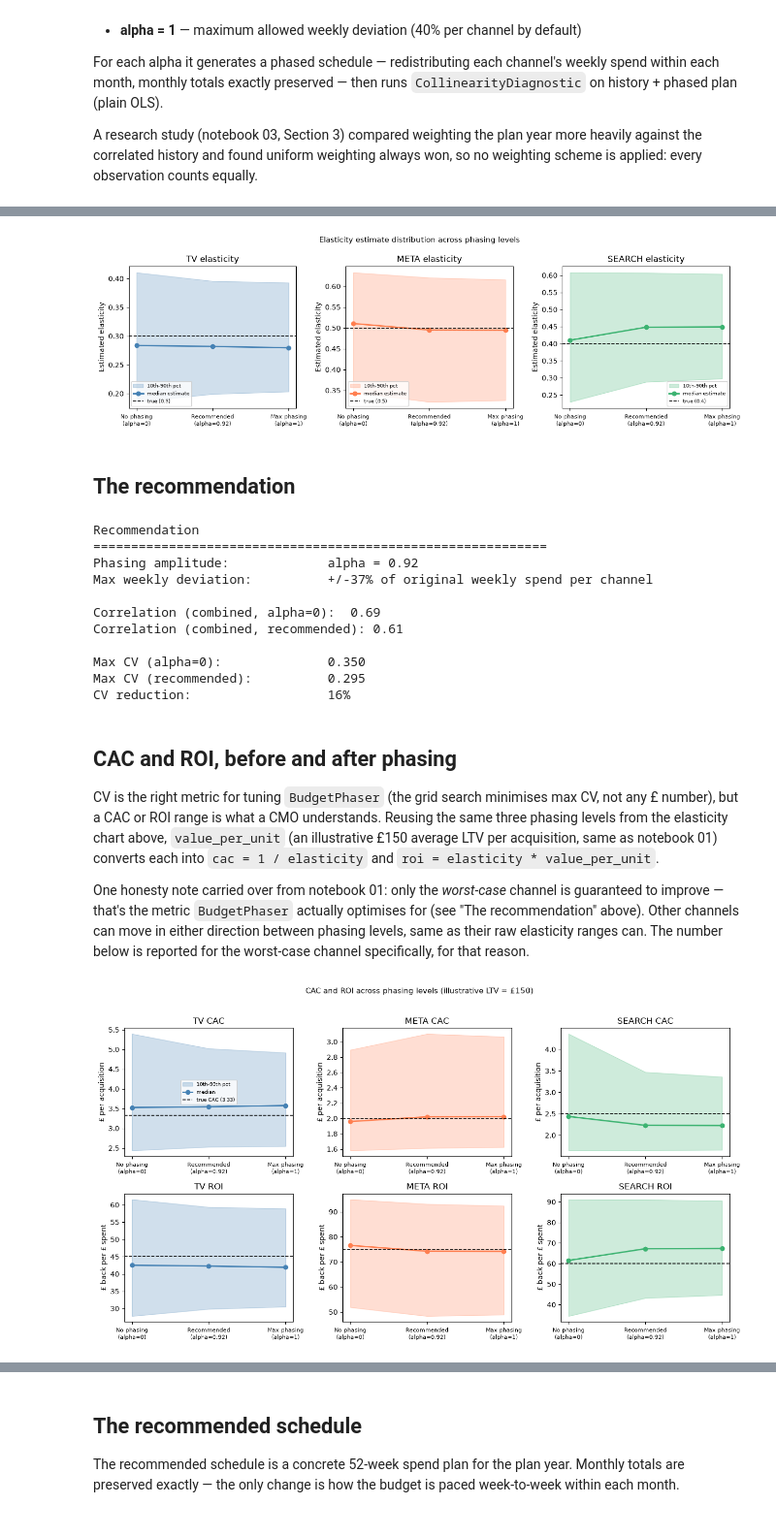
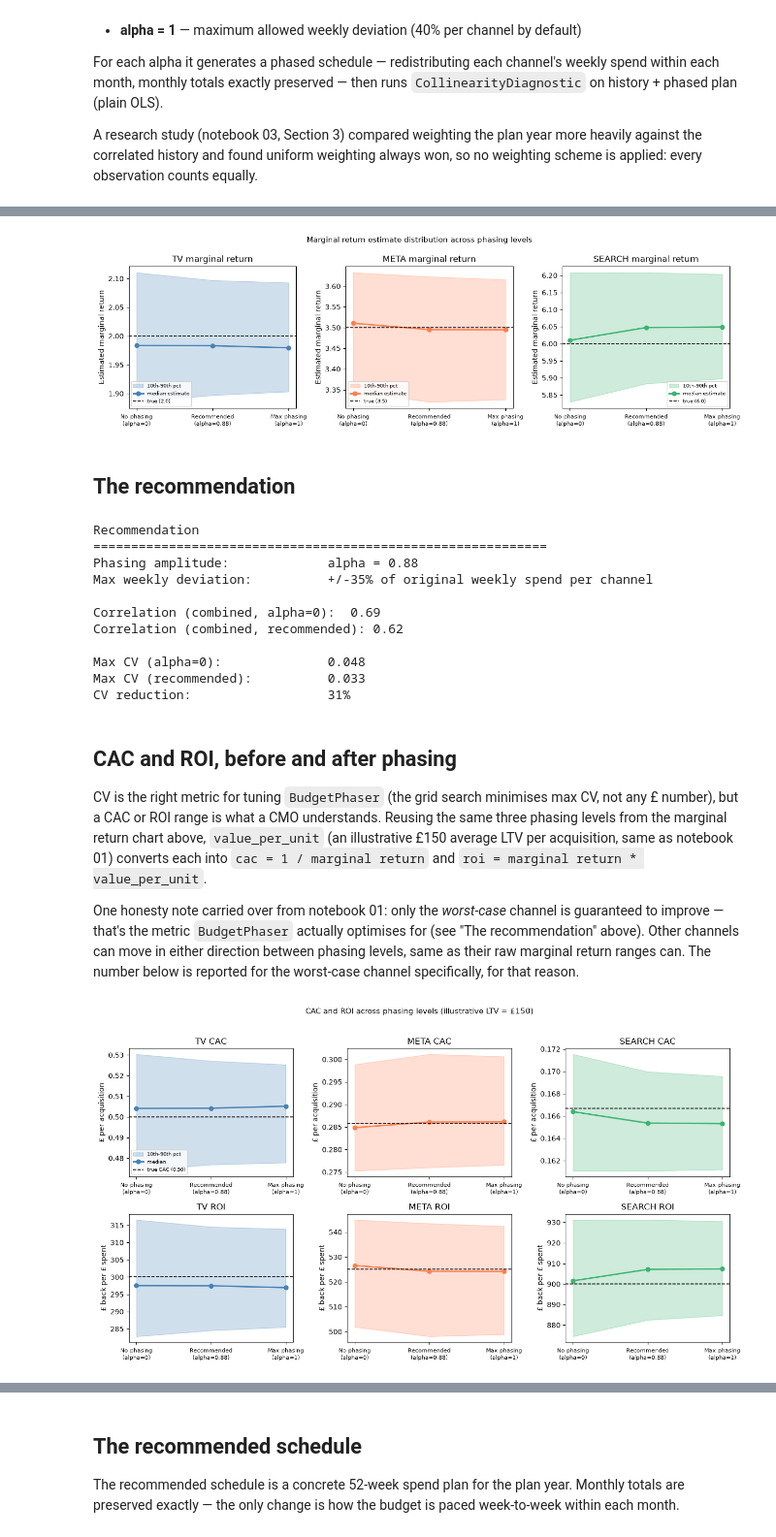
Before and after one commit to raz1470/how_wrong_is_your_mmm, a Jupyter notebook: notebooks/02_phaser_walkthrough.ipynb, the cells around one changed output, grey strips where cells are left out. Shown at 97% size. Drawn from its saved outputs; the diff is of its cells as text; code cells hidden in the pictures.

```diff
--- a/notebooks/02_phaser_walkthrough.ipynb
+++ b/notebooks/02_phaser_walkthrough.ipynb
@@ -103,7 +103,7 @@ n_phasing_seeds = 1 if FAST_MODE else 10
 phaser = BudgetPhaser(
     history_df=history,
     plan_df=plan,
-    true_elasticities={"tv": 0.3, "meta": 0.5, "search": 0.4},
+    true_marginal_returns={"tv": 2.0, "meta": 3.5, "search": 6.0},
     max_weekly_deviation_pct=40.0,
 )
 phaser.fit(
@@ -165,7 +165,7 @@ ax.axvline(
 )
 ax.set_xlabel("Phasing amplitude (alpha)")
 ax.set_ylabel("Coefficient of variation")
-ax.set_title("Elasticity reliability vs phasing")
+ax.set_title("Marginal return reliability vs phasing")
 ax.legend(fontsize=8)
 
 ax = axes[1]
@@ -194,7 +194,7 @@ CV is a useful metric, but this chart makes the improvement tangible. We run `Co
 Narrower spread = more reliable model.
 # %%
 month_labels = _get_month_labels(plan)
-true_elasticities = {"tv": 0.3, "meta": 0.5, "search": 0.4}
+true_marginal_returns = {"tv": 2.0, "meta": 3.5, "search": 6.0}
 best_alpha = phaser.recommend()["alpha"]
 
 alpha_levels = {
@@ -215,12 +215,12 @@ for label, alpha in alpha_levels.items():
     combined = pd.concat([history, phased])
     diag = CollinearityDiagnostic(
         spend_df=combined,
-        true_elasticities=true_elasticities,
+        true_marginal_returns=true_marginal_returns,
     )
     diag.fit(n_sims=n_sims)
     elast_data[label] = {
         ch: diag.results_[diag.results_["channel"] == ch][
-            "estimated_elasticity"
+            "estimated_marginal_return"
         ].to_numpy()
         for ch in plan.columns
     }
@@ -233,7 +233,7 @@ fig, axes = plt.subplots(1, 3, figsize=(13, 4), sharey=False)
 
 for ax, ch in zip(axes, plan.columns):
     color = channel_colors[ch]
-    true_val = true_elasticities[ch]
+    true_val = true_marginal_returns[ch]
     medians = [float(np.median(elast_data[l][ch])) for l in labels]
     p10s = [float(np.percentile(elast_data[l][ch], 10)) for l in labels]
     p90s = [float(np.percentile(elast_data[l][ch], 90)) for l in labels]
@@ -249,15 +249,15 @@ for ax, ch in zip(axes, plan.columns):
     )
     ax.set_xticks(list(x))
     ax.set_xticklabels(labels, fontsize=8)
-    ax.set_title(f"{ch.upper()} elasticity")
-    ax.set_ylabel("Estimated elasticity")
+    ax.set_title(f"{ch.upper()} marginal return")
+    ax.set_ylabel("Estimated marginal return")
     ax.legend(fontsize=7)
 
-plt.suptitle("Elasticity estimate distribution across phasing levels", fontsize=11)
+plt.suptitle("Marginal return estimate distribution across phasing levels", fontsize=11)
 plt.tight_layout()
 plt.show()
 # %% [output]
-[figure, old version]
+[figure, new version]
 # %% [markdown]
 ## The recommendation
 # %%
@@ -282,21 +282,21 @@ print(f"CV reduction:                  {cv_reduction:.0f}%")
 # %% [output]
 Recommendation
 ============================================================
-Phasing amplitude:             alpha = 0.92
-Max weekly deviation:          +/-37% of original weekly spend per channel
+Phasing amplitude:             alpha = 0.88
+Max weekly deviation:          +/-35% of original weekly spend per channel
 
 Correlation (combined, alpha=0):  0.69
-Correlation (combined, recommended): 0.61
+Correlation (combined, recommended): 0.62
 
-Max CV (alpha=0):              0.350
-Max CV (recommended):          0.295
-CV reduction:                  16%
+Max CV (alpha=0):              0.048
+Max CV (recommended):          0.033
+CV reduction:                  31%
 # %% [markdown]
 ## CAC and ROI, before and after phasing
 
-CV is the right metric for tuning `BudgetPhaser` (the grid search minimises max CV, not any £ number), but a CAC or ROI range is what a CMO understands. Reusing the same three phasing levels from the elasticity chart above, `value_per_unit` (an illustrative £150 average LTV per acquisition, same as notebook 01) converts each into `cac = 1 / elasticity` and `roi = elasticity * value_per_unit`.
+CV is the right metric for tuning `BudgetPhaser` (the grid search minimises max CV, not any £ number), but a CAC or ROI range is what a CMO understands. Reusing the same three phasing levels from the marginal return chart above, `value_per_unit` (an illustrative £150 average LTV per acquisition, same as notebook 01) converts each into `cac = 1 / marginal return` and `roi = marginal return * value_per_unit`.
 
-One honesty note carried over from notebook 01: only the *worst-case* channel is guaranteed to improve — that's the metric `BudgetPhaser` actually optimises for (see "The recommendation" above). Other channels can move in either direction between phasing levels, same as their raw elasticity ranges can. The number below is reported for the worst-case channel specifically, for that reason.
+One honesty note carried over from notebook 01: only the *worst-case* channel is guaranteed to improve — that's the metric `BudgetPhaser` actually optimises for (see "The recommendation" above). Other channels can move in either direction between phasing levels, same as their raw marginal return ranges can. The number below is reported for the worst-case channel specifically, for that reason.
 # %%
 value_per_unit = 150.0  # illustrative avg LTV per acquisition, same as notebook 01
 
@@ -304,7 +304,7 @@ fig, axes = plt.subplots(2, 3, figsize=(13, 7), sharex=False)
 
 for col, ch in enumerate(plan.columns):
     color = channel_colors[ch]
-    true_val_e = true_elasticities[ch]
+    true_val_e = true_marginal_returns[ch]
 
     ax = axes[0, col]
     cac_by_label = {l: 1 / elast_data[l][ch] for l in labels}
@@ -323,34 +323,34 @@ for col, ch in enumerate(plan.columns):
     ax.set_xticks(list(x))
     ax.set_xticklabels(labels, fontsize=8)
     ax.set_title(f"{ch.upper()} CAC")
     ax.set_ylabel("\u00a3 per acquisition")
     if col == 0:
         ax.legend(fontsize=7)
 
     ax = axes[1, col]
     roi_by_label = {l: elast_data[l][ch] * value_per_unit for l in labels}
     medians = [float(np.median(roi_by_label[l])) for l in labels]
     p10s = [float(np.percentile(roi_by_label[l], 10)) for l in labels]
     p90s = [float(np.percentile(roi_by_label[l], 90)) for l in labels]
     ax.fill_between(x, p10s, p90s, alpha=0.25, color=color)
     ax.plot(x, medians, color=color, linewidth=2, marker="o")
     ax.axhline(
         true_val_e * value_per_unit, color="black", linestyle="--", linewidth=1.2
     )
     ax.set_xticks(list(x))
     ax.set_xticklabels(labels, fontsize=8)
     ax.set_title(f"{ch.upper()} ROI")
     ax.set_ylabel("\u00a3 back per \u00a3 spent")
 
 plt.suptitle(
     f"CAC and ROI across phasing levels (illustrative LTV = \u00a3{value_per_unit:.0f})",
     fontsize=11,
     y=1.02,
 )
 plt.tight_layout()
 plt.show()
 # %% [output]
-[figure, old version]
+[figure, new version]
 # %%
 # Worst-case channel is the one BudgetPhaser actually optimises for (max CV).
 baseline_row = results.iloc[0]
```
Also changed, not shown: parts of 14 cells of this notebook, 22 other files.
